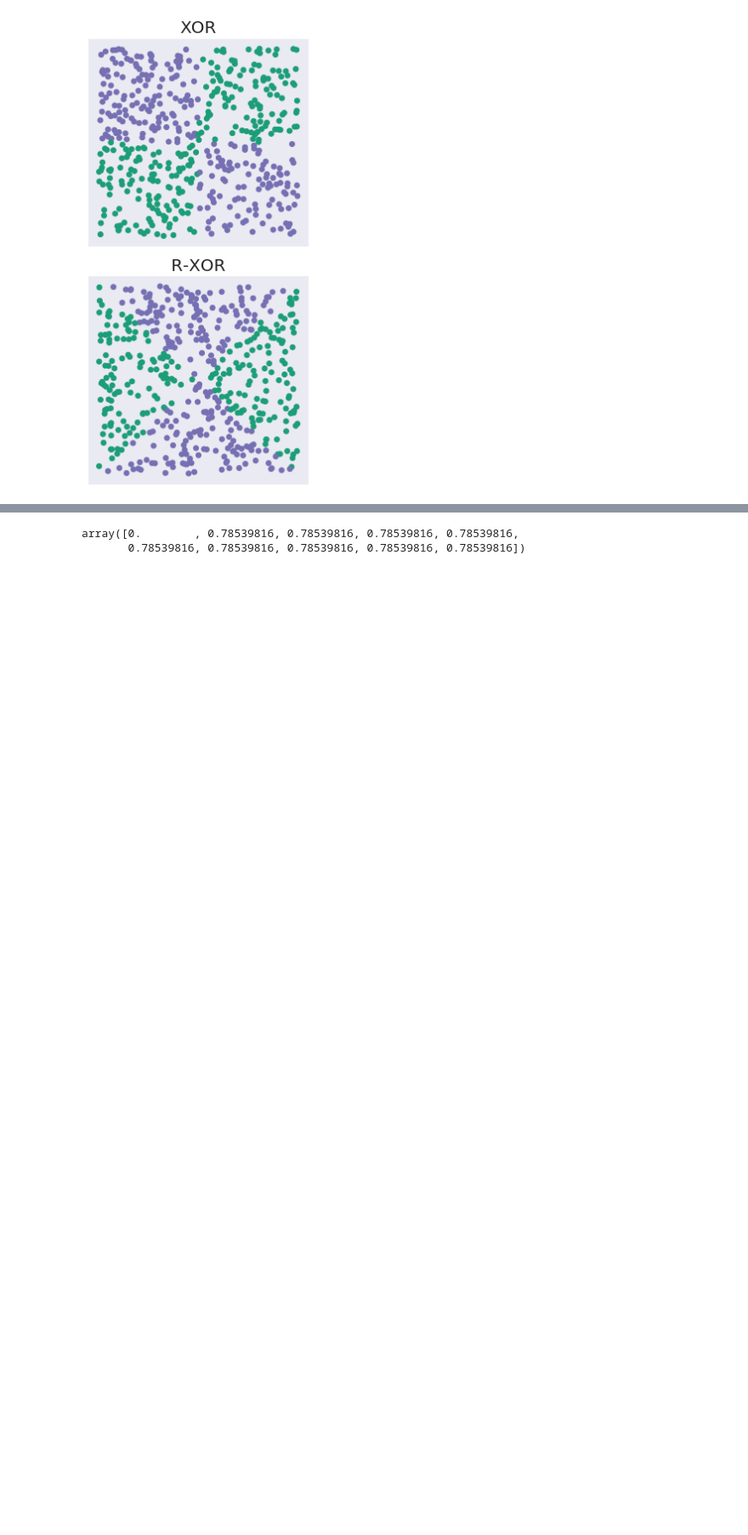
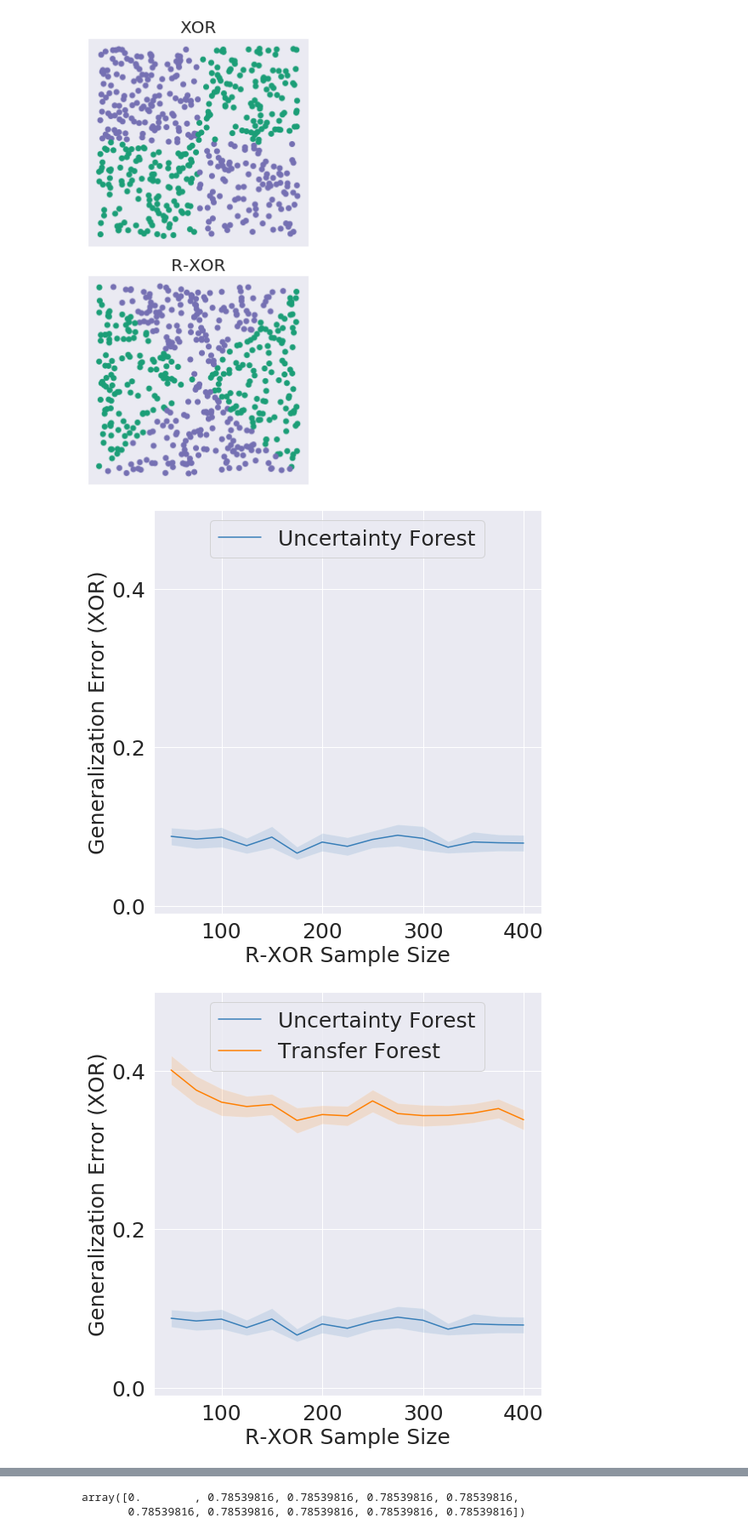
Before and after one commit to neurodata/lifelong-learning, a Jupyter notebook: cef/paper-figs-generator-local.ipynb, the cells around one changed output, grey strips where cells are left out. Shown at 85% size. Cells and saved outputs as stored; diff of their text form; code cells hidden in the pictures; blank space fills up the shorter version.

```diff
--- a/cef/paper-figs-generator-local.ipynb
+++ b/cef/paper-figs-generator-local.ipynb
@@ -740,18 +743,18 @@ for j, name in enumerate(names):
 
     if name is 'lifelong':
         ax5.set_ylabel('Generalization Error (XOR)', fontsize=fontsize)
-#         ax5.legend(loc='upper center', fontsize=25)
+        ax5.legend(loc='upper center', fontsize=25)
         ax5.set_ylim(-0.01, 0.5)
-        ax5.set_xlabel('R-XOR Sample Size', fontsize=fontsize)
+#         ax5.set_xlabel('R-XOR Sample Size', fontsize=fontsize)
         ax5.set_yticks([0, 0.2, 0.4])
-        ax5.set_xticks([100, 200, 300, 400])
+        ax5.set_xticks([])
         ax5.tick_params(labelsize=labelsize)
     else:
         ax5.set_ylabel('Generalization Error (XOR)', fontsize=fontsize)
         ax5.legend(loc='upper center', fontsize=fontsize)
         ax5.set_ylim(-0.01, 0.5)
         ax5.set_xlabel('R-XOR Sample Size', fontsize=fontsize)
-        ax2.tick_params(labelsize=labelsize)
+        ax5.tick_params(labelsize=labelsize)
         ax5.set_yticks([0, 0.2, 0.4])
         ax5.set_xticks([100, 200, 300, 400])
 
@@ -762,32 +765,35 @@ algo_offset=3
 for j, name in enumerate(names):
     fig6 = plt.figure(figsize=(8,8))
 
     ax6 = fig6.add_subplot(1,1,1)
     for i, algo in enumerate(algorithms[:j+1]):
         ax6.plot(n_rxor, mean_error_xor_rxor[i+algo_offset], label=algo, c=colors[i])
         ax6.fill_between(n_rxor,
                 mean_error_xor_rxor[i+algo_offset] + 1.96*std_error_xor_rxor[i+algo_offset]/np.sqrt(n_mc),
                 mean_error_xor_rxor[i+algo_offset] - 1.96*std_error_xor_rxor[i+algo_offset]/np.sqrt(n_mc),
                 where=mean_error_xor_rxor[i+algo_offset] + 1.96*std_error_xor_rxor[i+algo_offset]/np.sqrt(n_mc) >= mean_error_xor_rxor[i+algo_offset] - 1.96*std_error_xor_rxor[i+algo_offset]/np.sqrt(n_mc),
                 facecolor=colors[i],
                 alpha=0.15,
                 interpolate=True)
     if name is 'lifelong':
         ax6.set_ylabel('Generalization Error (R-XOR)', fontsize=fontsize)
 #         ax6.legend(loc='upper center', fontsize=25)
         ax6.set_ylim(-0.01, 0.41)
         ax6.set_xlabel('R-XOR Sample Size', fontsize=fontsize)
-        ax2.tick_params(labelsize=labelsize)
+        ax6.tick_params(labelsize=labelsize)
         ax6.set_yticks([0, 0.2, 0.4])
         ax6.set_xticks([100, 200, 300, 400])
         ax6.tick_params(labelsize=20)
     else:
         ax6.set_ylabel('Generalization Error (R-XOR)', fontsize=fontsize)
         ax6.legend(loc='upper center', fontsize=fontsize)
         ax6.set_ylim(-0.01, 0.41)
         ax6.set_xlabel('R-XOR Sample Size', fontsize=fontsize)
-        ax2.tick_params(labelsize=labelsize)
+        ax6.tick_params(labelsize=labelsize)
         ax6.set_yticks([0, 0.2, 0.4])
         ax6.set_xticks([100, 200, 300, 400])
     plt.tight_layout()
     plt.savefig('rxor_xor_%s.png'%(name), dpi=500)
+# %% [output]
+[figure, added]
+[figure, added]
```
Also changed, not shown: parts of 3 cells of this notebook, 12 other files.
